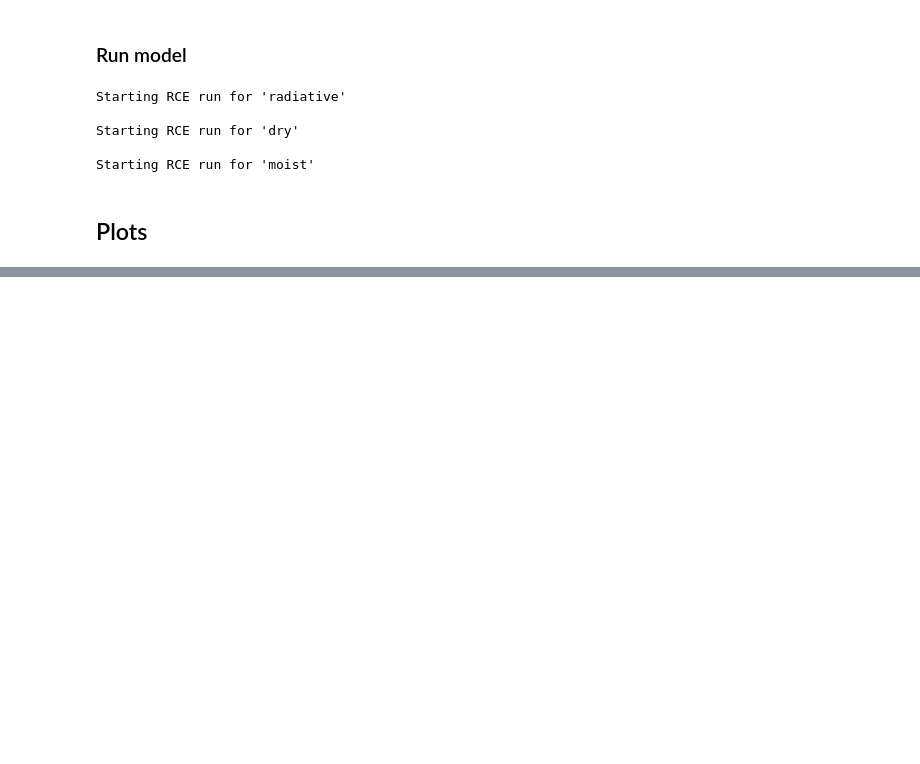
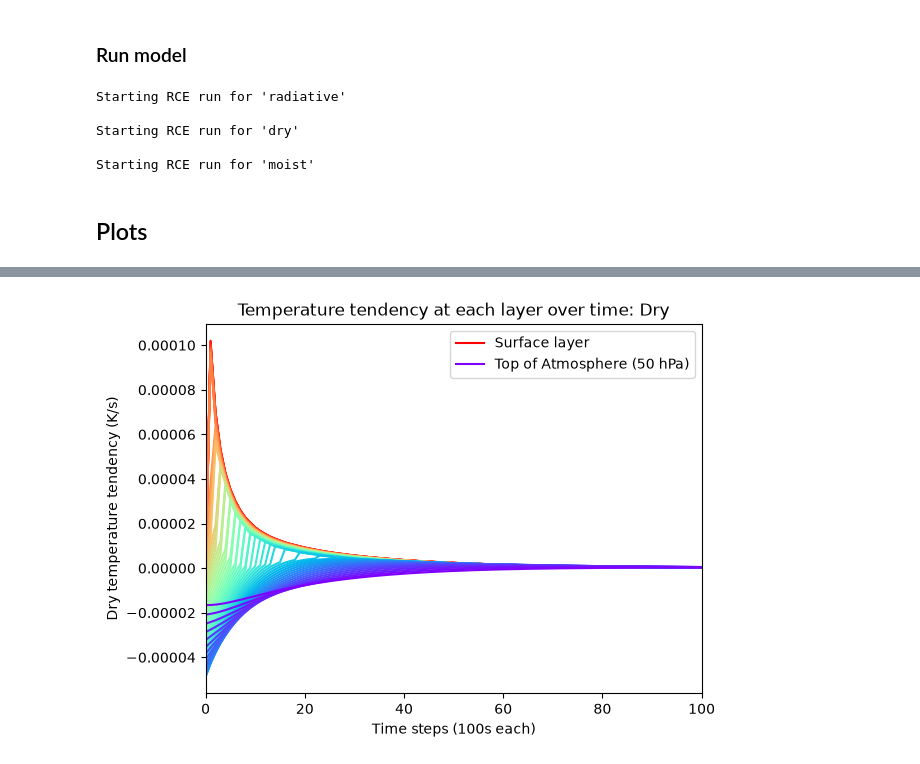
Before and after one commit to rylandlopez24/metr5003, a Jupyter notebook: Lab4_rce_model.ipynb, the cells around one changed output, grey strips where cells are left out. Cells and saved outputs as stored; diff of their text form; code cells hidden in the pictures; blank space fills up the shorter version.

```diff
--- a/Lab4_rce_model.ipynb
+++ b/Lab4_rce_model.ipynb
@@ -426,0 +448,20 @@ plt.show()
+# %%
+
+tempchanges1 = np.asarray(history_save['dry']['dTdt_conv'])
+tempchanges11 = np.asarray(history_save['dry']['dTdt_rad'])
+
+imbalance = tempchanges1 + tempchanges11
+
+fig, ax = plt.subplots()
+colors = plt.cm.rainbow_r(np.linspace(0, 1, imbalance.shape[1]))
+for level, color in enumerate(colors):
+    label = 'Surface layer' if level == 0 else 'Top of Atmosphere (50 hPa)' if level == imbalance.shape[1] - 1 else None
+    ax.plot(imbalance[:, level], color=color, label=label)
+ax.set_xlim(0, 100)
+ax.set_xlabel('Time steps (100s each)')
+ax.set_ylabel('Dry temperature tendency (K/s)')
+ax.legend()
+ax.set_title('Temperature tendency at each layer over time: Dry')
+plt.show()
+# %% [output]
+[figure, added]
```
Also changed, not shown: parts of 5 cells of this notebook.
